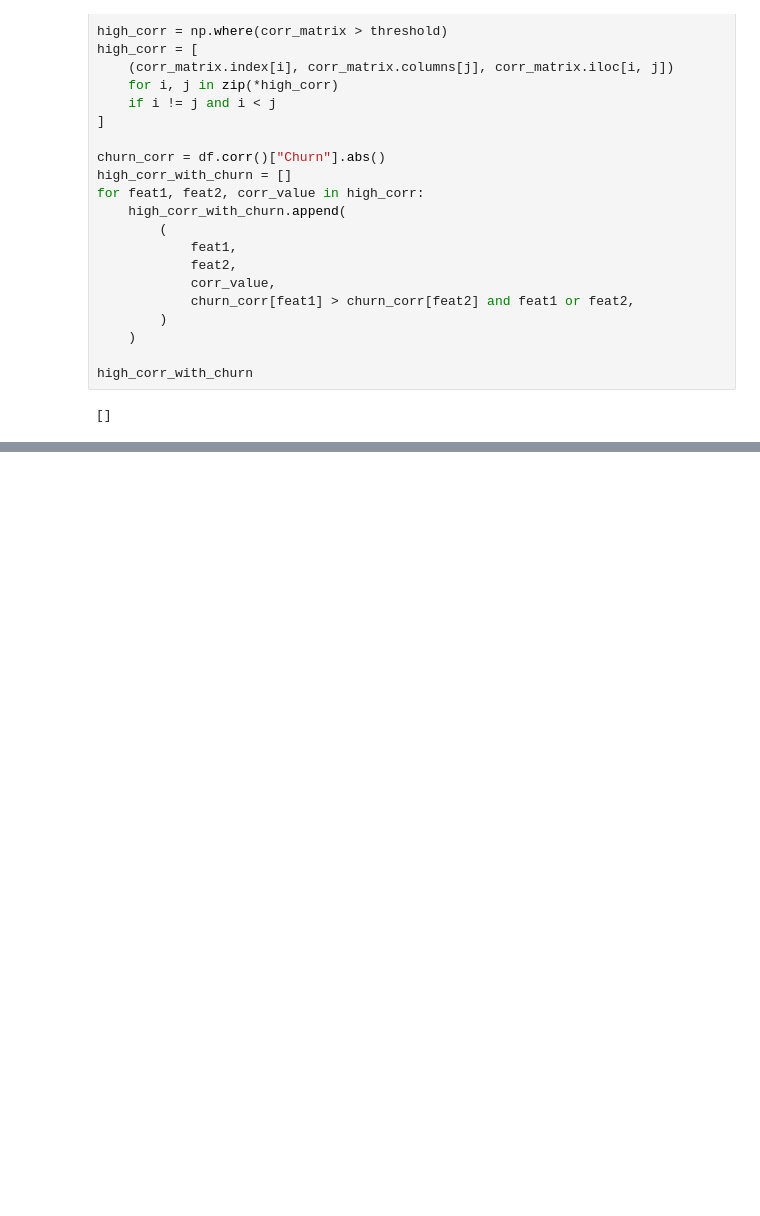
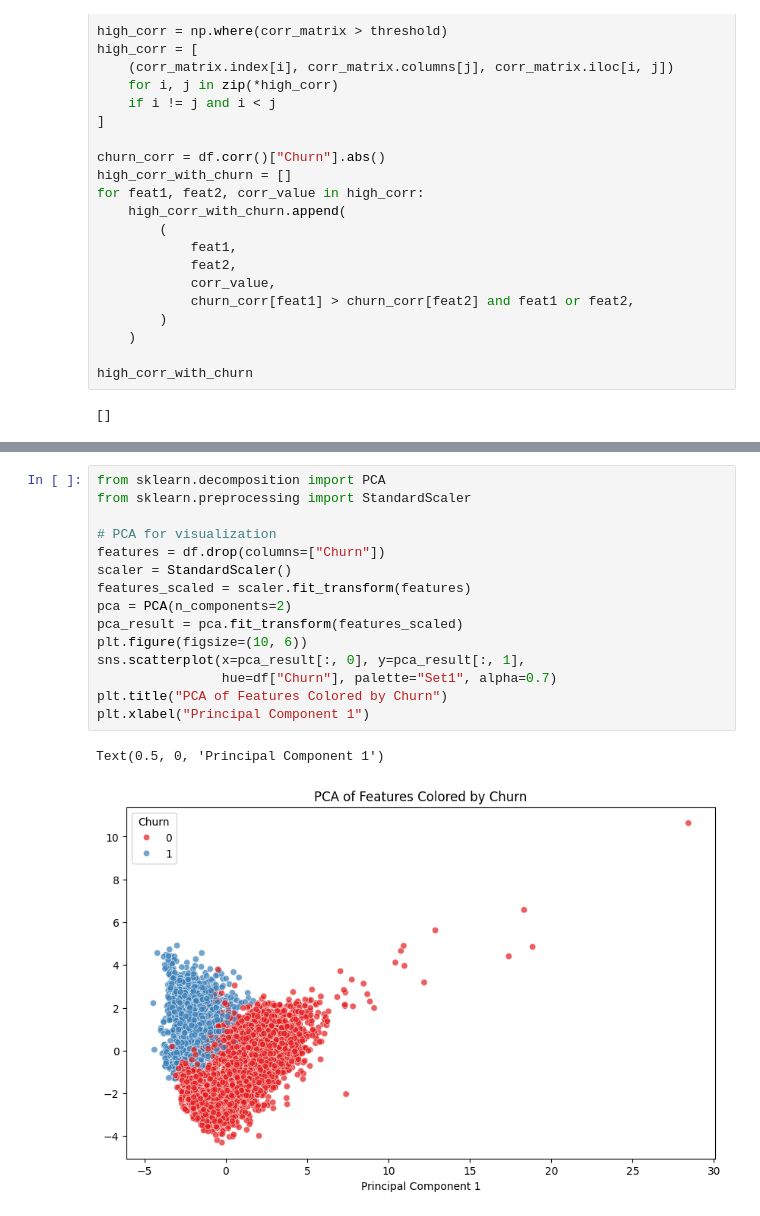
Before and after one commit to HichWaffles/ML-Project, a Jupyter notebook: notebooks/discover.ipynb, the cells around one changed output, grey strips where cells are left out. Drawn from its saved outputs; the diff is of its cells as text; blank space fills up the shorter version.

```diff
--- a/notebooks/discover.ipynb
+++ b/notebooks/discover.ipynb
@@ -167,0 +169,18 @@ Features with less than 0.05 correlation with churn:
+# %%
+from sklearn.decomposition import PCA
+from sklearn.preprocessing import StandardScaler
+
+# PCA for visualization
+features = df.drop(columns=["Churn"])
+scaler = StandardScaler()
+features_scaled = scaler.fit_transform(features)
+pca = PCA(n_components=2)
+pca_result = pca.fit_transform(features_scaled)
+plt.figure(figsize=(10, 6))
+sns.scatterplot(x=pca_result[:, 0], y=pca_result[:, 1],
+                hue=df["Churn"], palette="Set1", alpha=0.7)
+plt.title("PCA of Features Colored by Churn")
+plt.xlabel("Principal Component 1")
+# %% [output]
+Text(0.5, 0, 'Principal Component 1')
+[figure, added]
```
Also changed, not shown: parts of 7 cells of this notebook, 13 other files.
